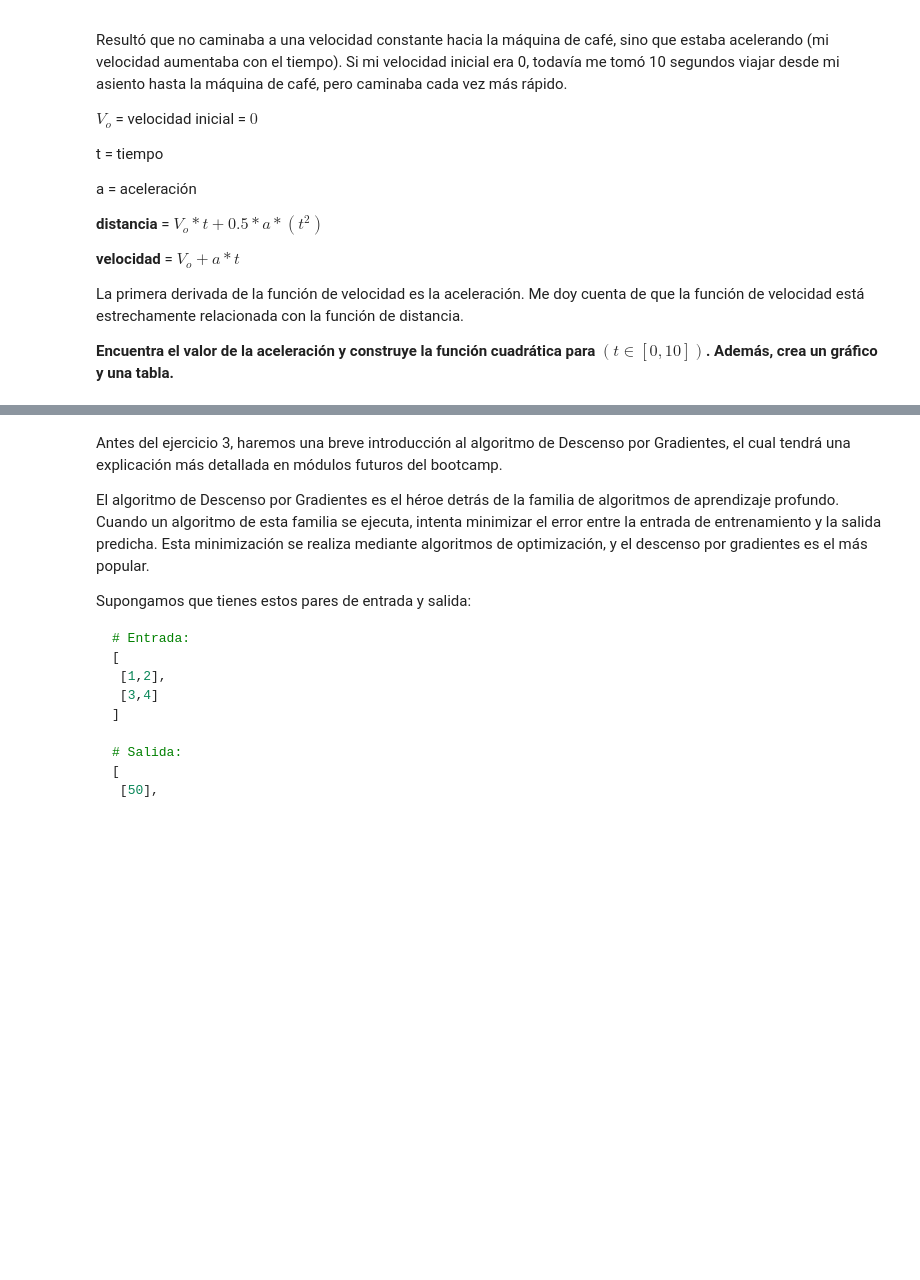
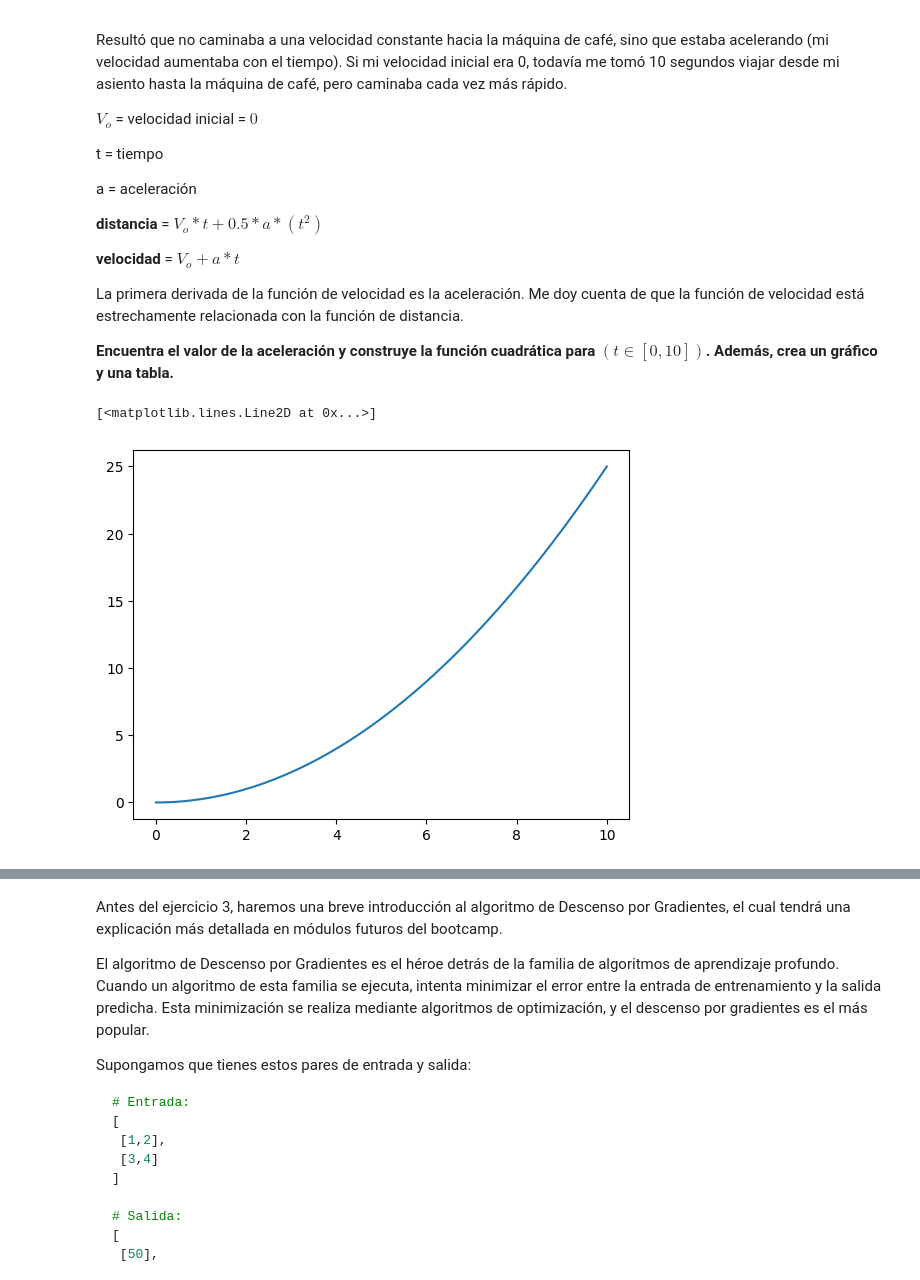
Before and after one commit to enriquemx1/calculus-and-algebra-problems-with-python, a Jupyter notebook: notebook/problems.es.ipynb, the cells around one changed output, grey strips where cells are left out. Saved outputs shown, nothing was run; the diff lists cells and outputs as text; code cells hidden in the pictures; blank space fills up the shorter version.

```diff
--- a/notebook/problems.es.ipynb
+++ b/notebook/problems.es.ipynb
@@ -77,5 +93,18 @@ La primera derivada de la función de velocidad es la aceleración. Me doy cuent
 **Encuentra el valor de la aceleración y construye la función cuadrática para  $(t ∈ [0,10])$. Además, crea un gráfico y una tabla.**
 # %%
 # Define y grafica la función cuadrática
+import numpy as np
+import pandas as pd
+import matplotlib.pyplot as plt
+aceleracion = 0.5
+def distancia(t):
+    return 0.5 * aceleracion * t**2
+tiempo = np.linspace(0,10,100)
+dist = distancia(tiempo)
+result= pd.DataFrame({"tiempo":tiempo,"distancia":dist})
+plt.plot(tiempo, dist  )
+# %% [output]
+[<matplotlib.lines.Line2D at 0x...>]
+[figure, added]
 # %%
 # Crea un DataFrame
```
Also changed, not shown: parts of 2 cells of this notebook.
